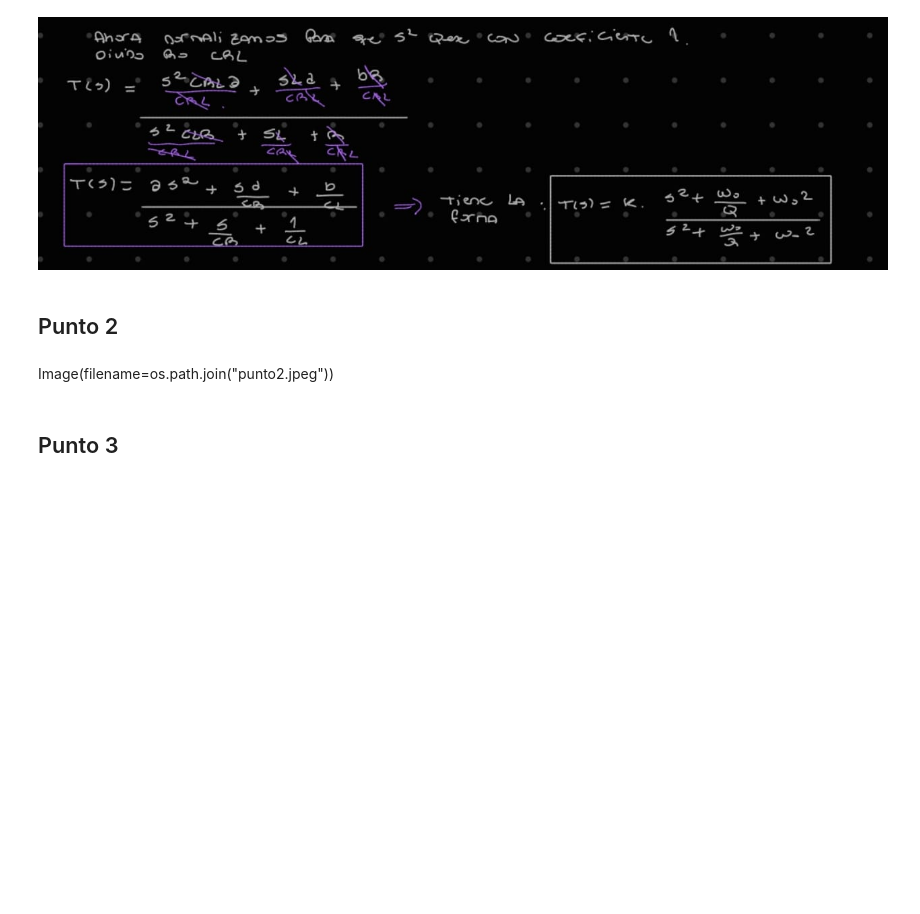
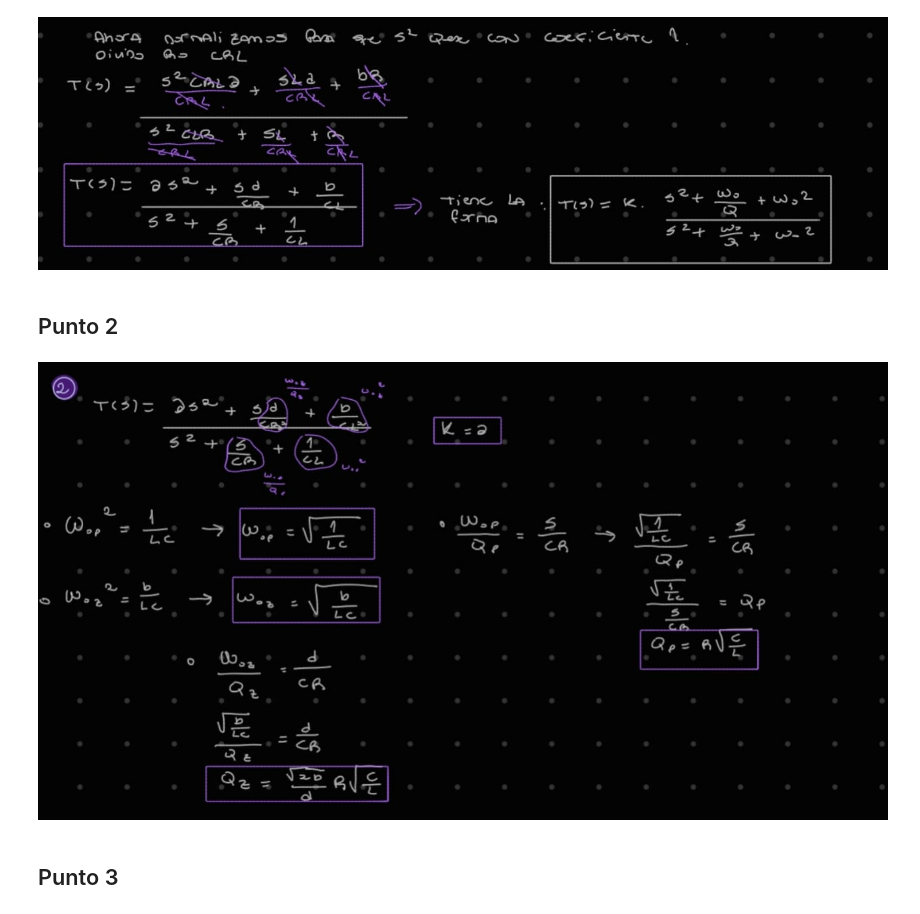
Before and after one commit to angiefantauzzofabio/APS, a Jupyter notebook: TS6/TS6.ipynb, the cells around one changed output. Drawn from its saved outputs; the diff is of its cells as text; code cells hidden in the pictures; blank space fills up the shorter version.

```diff
--- a/TS6/TS6.ipynb
+++ b/TS6/TS6.ipynb
@@ -76,8 +76,10 @@ Image(filename=os.path.join("punto1_b.jpeg"))
 [figure]
 # %% [markdown]
 ## Punto 2
-# %% [markdown]
-Image(filename=os.path.join("punto2.jpeg"))
+# %%
+Image(filename=os.path.join("punto2.jpeg"))
+# %% [output]
+[figure, added]
 # %% [markdown]
 ## Punto 3
 # %% [markdown]
```
Also changed, not shown: parts of 1 cell of this notebook, 1 other file.
